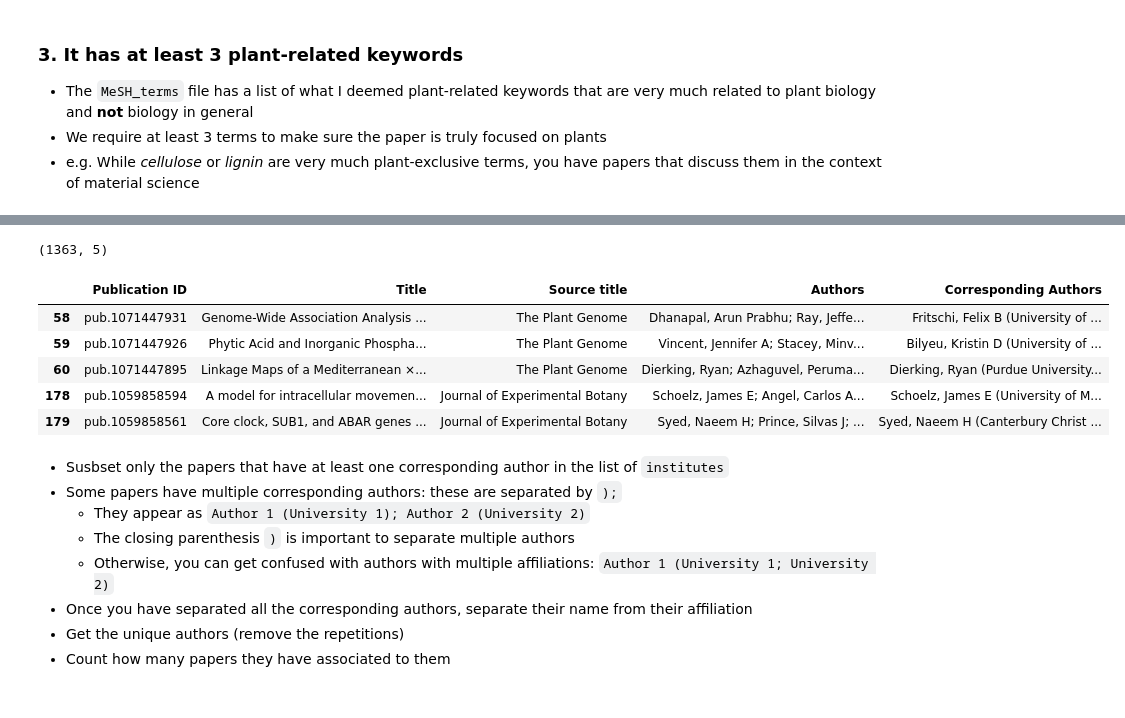
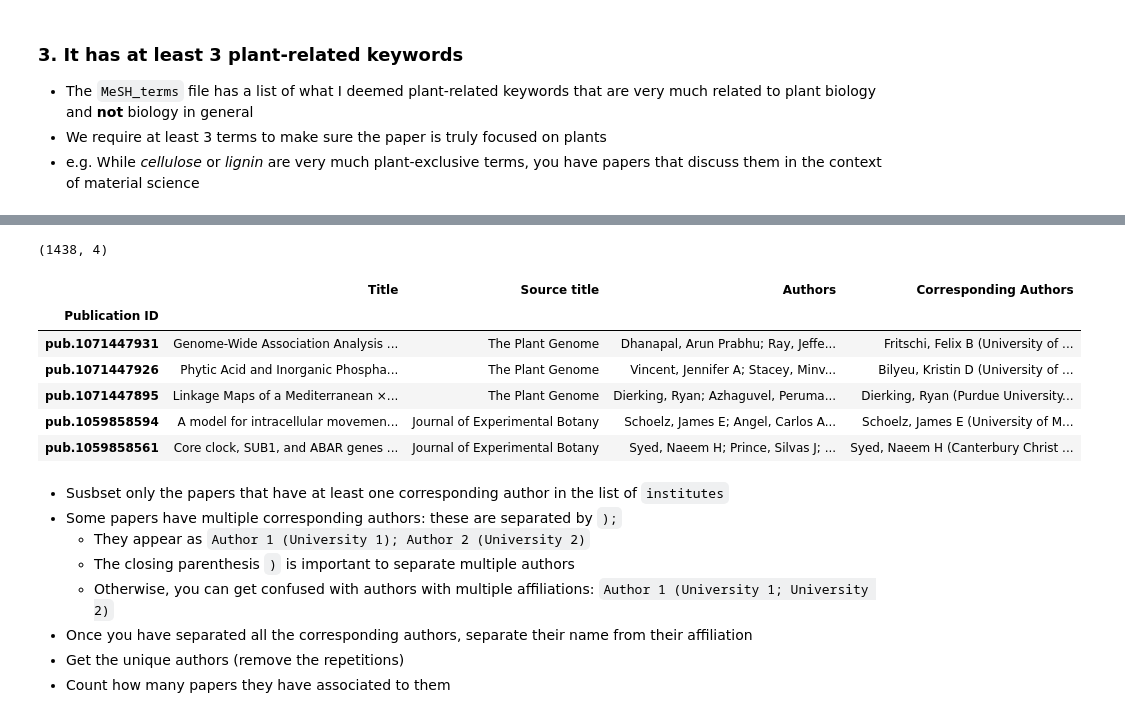
Before and after one commit to ejamezquita/ipg_network, a Jupyter notebook: jupyter/get_plant_group.ipynb, the cells around one changed output, grey strips where cells are left out. Cells and saved outputs as stored; diff of their text form; code cells hidden in the pictures.

```diff
--- a/jupyter/get_plant_group.ipynb
+++ b/jupyter/get_plant_group.ipynb
@@ -76,6 +76,7 @@ columns_to_keep = [
     'Units of Assessment', 'Sustainable Development Goals'
 ]
 institute = 'MU'
+places = ['columbia', 'missouri', '[see note]']
 filename = src + institute+'_Pubs.csv'
 
 if not os.path.isfile(filename):
@@ -83,6 +84,7 @@ if not os.path.isfile(filename):
     df = utils.prepare_dimensions_data(filenames, columns_to_keep)
     df.to_csv(filename, index=False)
 else:
+    print('Found', filename, 'already computed')
     df = pd.read_csv(filename)
-print('Loaded and kept', len(df), 'publications')
+print('Loaded', len(df), 'publications')
 # %% [output]
@@ -101,0 +100,8 @@ Loaded and kept 41932 publications
+# %%
+df = df.set_index(columns_to_keep[0])
+isplace = np.zeros(len(df), dtype=bool)
+for i,idx in enumerate(df.index):
+    isplace[i] = any([place in df.loc[idx, 'Authors (Raw Affiliation)'].lower() for place in places])
+df = df.iloc[isplace]
+print('Only kept', len(df), 'publications')
+df.head()
@@ -170,19 +163,21 @@ data.tail(10)
 # %%
-isplant = isplantanz + isplantjournal + (isplantmesh > 2)
-isplant = isplantjournal + (isplantmesh >= 3)
+min_kws = 3
+#isplant = isplantanz + isplantjournal + (isplantmesh >= min_kws)
+isplant = isplantjournal + (isplantmesh >= min_kws)
 
-data = df.loc[isplant, ['Publication ID', 'Title', 'Source title', 'Authors', 'Corresponding Authors']]
+data = df.iloc[isplant][['Title', 'Source title', 'Authors', 'Corresponding Authors']]
 data = data[~pd.isna(data['Corresponding Authors'])]
 print(data.shape)
 data.head()
 # %% [output]
-(1363, 5)
+(1438, 4)
-|  | Publication ID | Title | Source title | Authors | Corresponding Authors |
-| 58 | pub.1071447931 | Genome‐Wide Association Analysis ... | The Plant Genome | Dhanapal, Arun Prabhu; Ray, Jeffe... | Fritschi, Felix B (University of ... |
-| 59 | pub.1071447926 | Phytic Acid and Inorganic Phospha... | The Plant Genome | Vincent, Jennifer A; Stacey, Minv... | Bilyeu, Kristin D (University of ... |
-| 60 | pub.1071447895 | Linkage Maps of a Mediterranean ×... | The Plant Genome | Dierking, Ryan; Azhaguvel, Peruma... | Dierking, Ryan (Purdue University... |
-| 178 | pub.1059858594 | A model for intracellular movemen... | Journal of Experimental Botany | Schoelz, James E; Angel, Carlos A... | Schoelz, James E (University of M... |
-| 179 | pub.1059858561 | Core clock, SUB1, and ABAR genes ... | Journal of Experimental Botany | Syed, Naeem H; Prince, Silvas J; ... | Syed, Naeem H (Canterbury Christ ... |
+|  | Title | Source title | Authors | Corresponding Authors |
+| Publication ID |  |  |  |  |
+| pub.1071447931 | Genome‐Wide Association Analysis ... | The Plant Genome | Dhanapal, Arun Prabhu; Ray, Jeffe... | Fritschi, Felix B (University of ... |
+| pub.1071447926 | Phytic Acid and Inorganic Phospha... | The Plant Genome | Vincent, Jennifer A; Stacey, Minv... | Bilyeu, Kristin D (University of ... |
+| pub.1071447895 | Linkage Maps of a Mediterranean ×... | The Plant Genome | Dierking, Ryan; Azhaguvel, Peruma... | Dierking, Ryan (Purdue University... |
+| pub.1059858594 | A model for intracellular movemen... | Journal of Experimental Botany | Schoelz, James E; Angel, Carlos A... | Schoelz, James E (University of M... |
+| pub.1059858561 | Core clock, SUB1, and ABAR genes ... | Journal of Experimental Botany | Syed, Naeem H; Prince, Silvas J; ... | Syed, Naeem H (Canterbury Christ ... |
 # %% [markdown]
 - Susbset only the papers that have at least one corresponding author in the list of `institutes`
 - Some papers have multiple corresponding authors: these are separated by `);`
```
Also changed, not shown: parts of 46 cells of this notebook, 4 other files.
